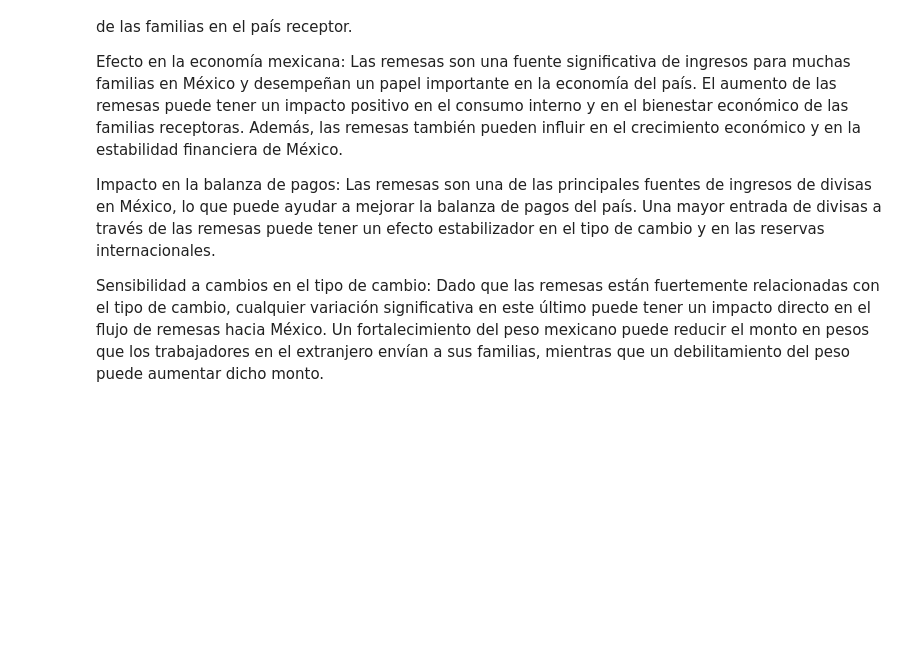
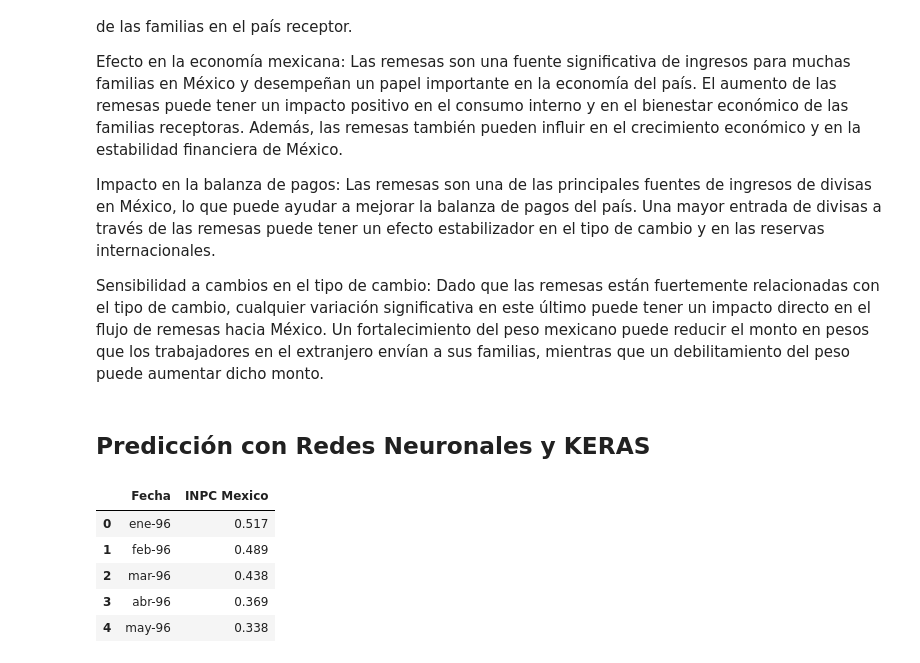
Before and after one commit to erickgt00/Deep-Learning, a Jupyter notebook: Practicas/ProyectoFinal.ipynb, the cells around one changed output. Saved outputs shown, nothing was run; the diff lists cells and outputs as text; code cells hidden in the pictures; blank space fills up the shorter version.

```diff
--- a/Practicas/ProyectoFinal.ipynb
+++ b/Practicas/ProyectoFinal.ipynb
@@ -298,3 +169,5 @@ Efecto en la economía mexicana: Las remesas son una fuente significativa de ing
 Impacto en la balanza de pagos: Las remesas son una de las principales fuentes de ingresos de divisas en México, lo que puede ayudar a mejorar la balanza de pagos del país. Una mayor entrada de divisas a través de las remesas puede tener un efecto estabilizador en el tipo de cambio y en las reservas internacionales.
 
 Sensibilidad a cambios en el tipo de cambio: Dado que las remesas están fuertemente relacionadas con el tipo de cambio, cualquier variación significativa en este último puede tener un impacto directo en el flujo de remesas hacia México. Un fortalecimiento del peso mexicano puede reducir el monto en pesos que los trabajadores en el extranjero envían a sus familias, mientras que un debilitamiento del peso puede aumentar dicho monto.
+# %% [markdown]
+## Predicción con Redes Neuronales y KERAS
@@ -300,0 +177,10 @@ Sensibilidad a cambios en el tipo de cambio: Dado que las remesas están fuertem
+# %%
+inflacion = inflacion.drop(['USD.MXN','IPC USA','Remesas.MDD','IPE','IPI','B.Monetaria.MDP','AIN.MDP','DineroNuevo.MDP'], axis=1)
+inflacion.head()
+# %% [output]
+|  | Fecha | INPC Mexico |
+| 0 | ene-96 | 0.517 |
+| 1 | feb-96 | 0.489 |
+| 2 | mar-96 | 0.438 |
+| 3 | abr-96 | 0.369 |
+| 4 | may-96 | 0.338 |
```
Also changed, not shown: parts of 26 cells of this notebook.
